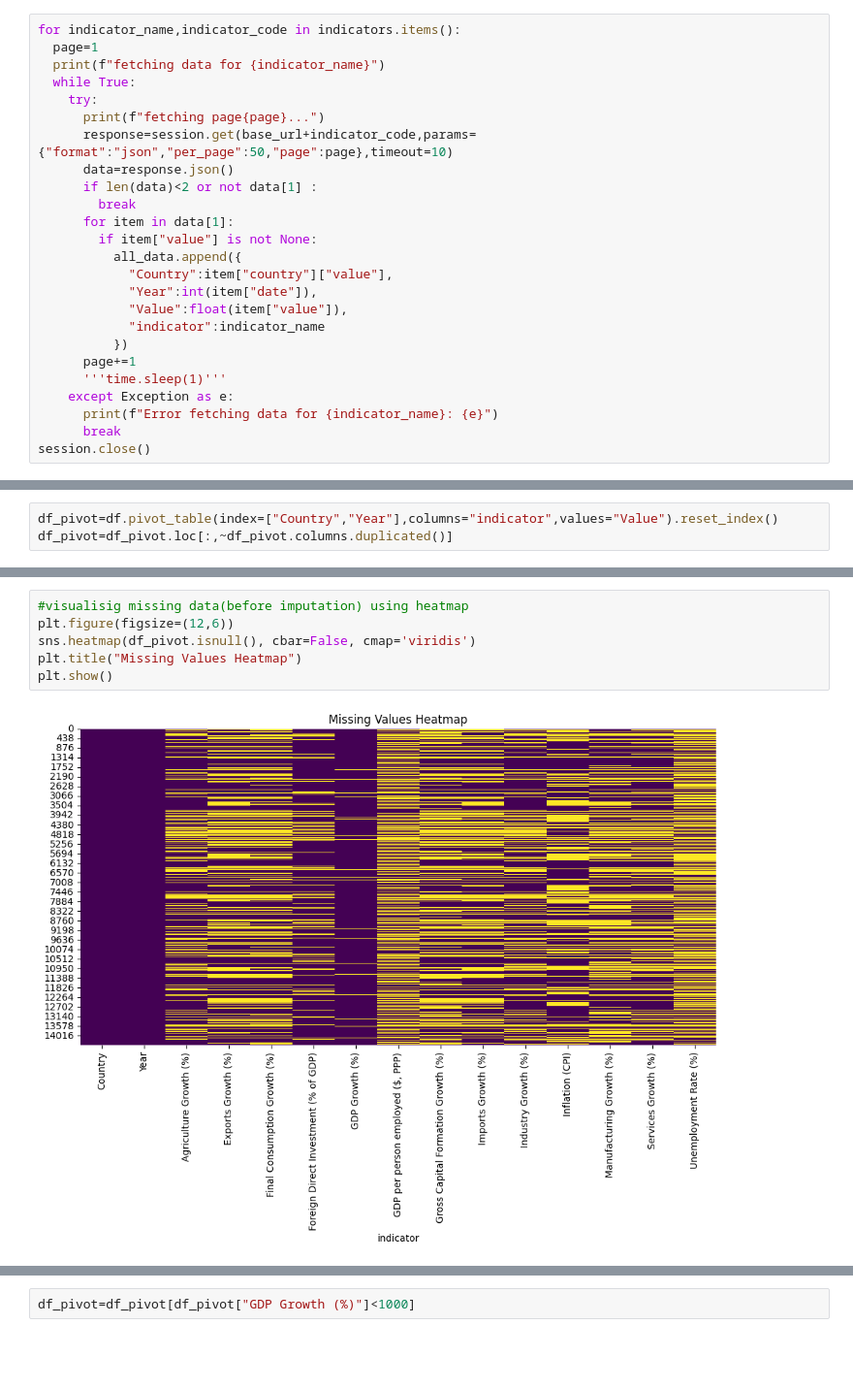
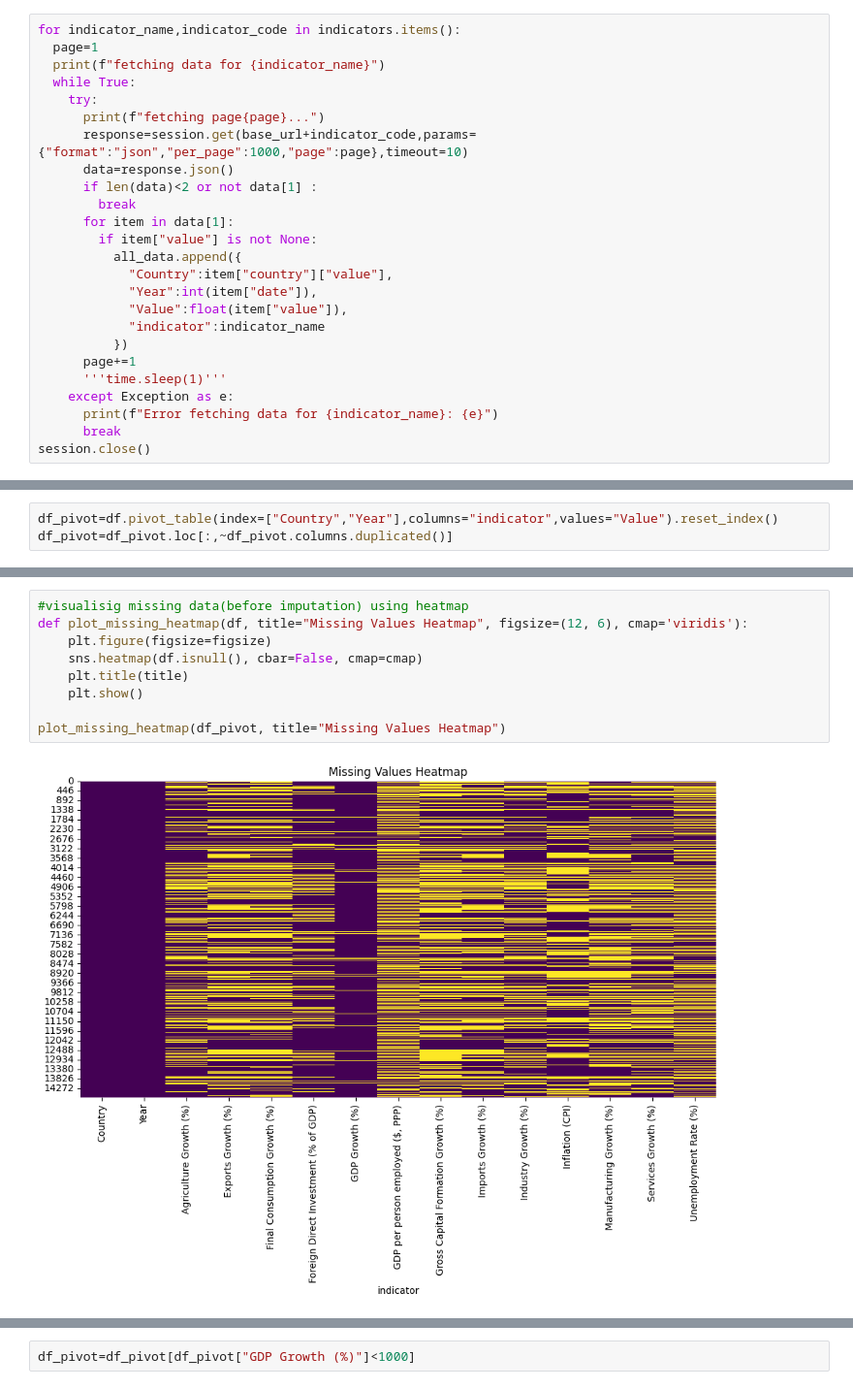
Before and after one commit to yashnegi11/GDP-growth-prediction, a Jupyter notebook: GDPgrowthPrediction.ipynb, the cells around one changed output, grey strips where cells are left out. Shown at 97% size. Drawn from its saved outputs; the diff is of its cells as text; blank space fills up the shorter version.

```diff
--- a/GDPgrowthPrediction.ipynb
+++ b/GDPgrowthPrediction.ipynb
@@ -33,7 +43,7 @@ for indicator_name,indicator_code in indicators.items():
   while True:
     try:
       print(f"fetching page{page}...")
-      response=session.get(base_url+indicator_code,params={"format":"json","per_page":50,"page":page},timeout=10)
+      response=session.get(base_url+indicator_code,params={"format":"json","per_page":1000,"page":page},timeout=10)
       data=response.json()
       if len(data)<2 or not data[1] :
         break
@@ -154,10 +158,13 @@ Available indicators: 13
 # %%
 #visualisig missing data(before imputation) using heatmap
-plt.figure(figsize=(12,6))
-sns.heatmap(df_pivot.isnull(), cbar=False, cmap='viridis')
-plt.title("Missing Values Heatmap")
-plt.show()
+def plot_missing_heatmap(df, title="Missing Values Heatmap", figsize=(12, 6), cmap='viridis'):
+    plt.figure(figsize=figsize)
+    sns.heatmap(df.isnull(), cbar=False, cmap=cmap)
+    plt.title(title)
+    plt.show()
+
+plot_missing_heatmap(df_pivot, title="Missing Values Heatmap")
 # %% [output]
-[figure, old version]
+[figure, new version]
 # %%
 #visualising missing data(before imputation) using barmap
```
Also changed, not shown: parts of 101 cells of this notebook.
